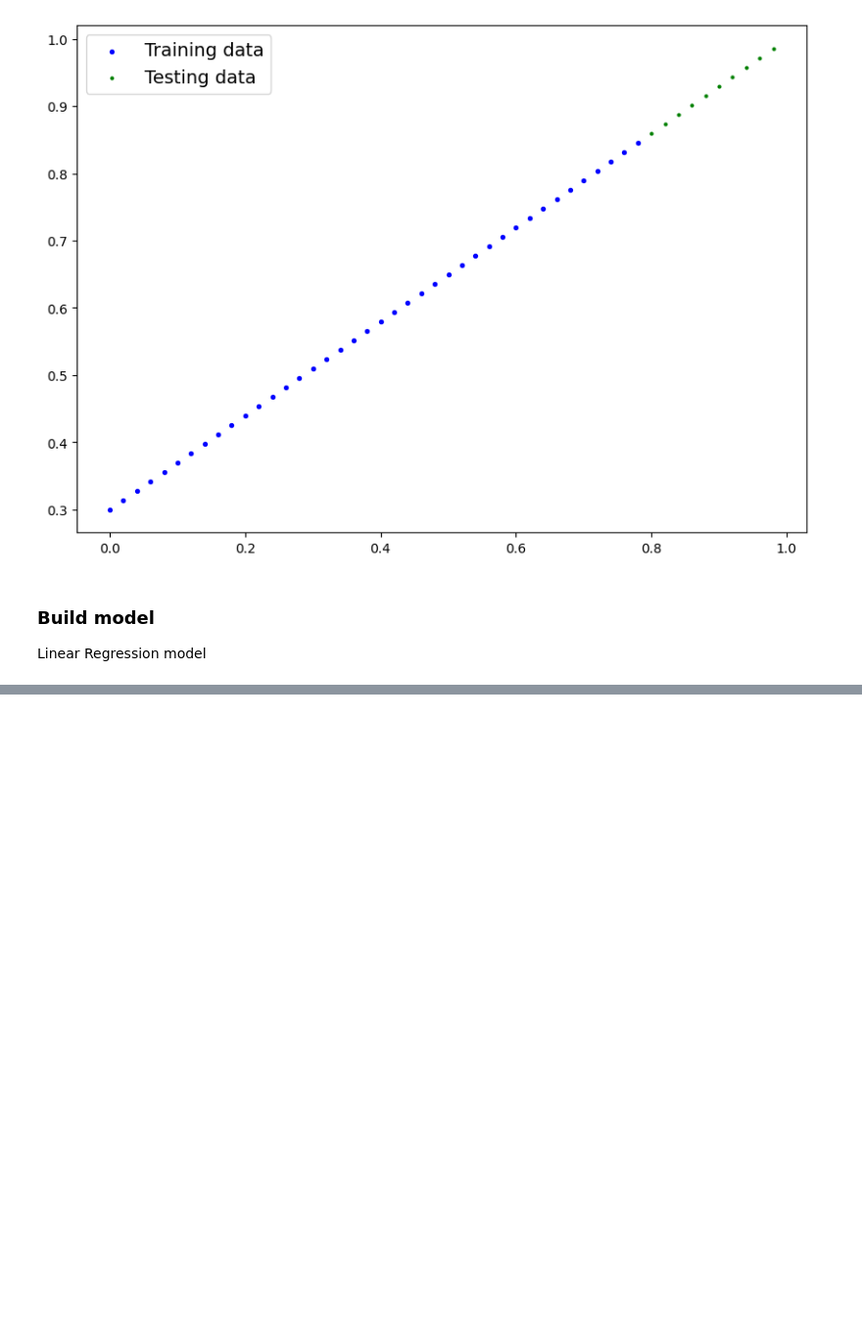
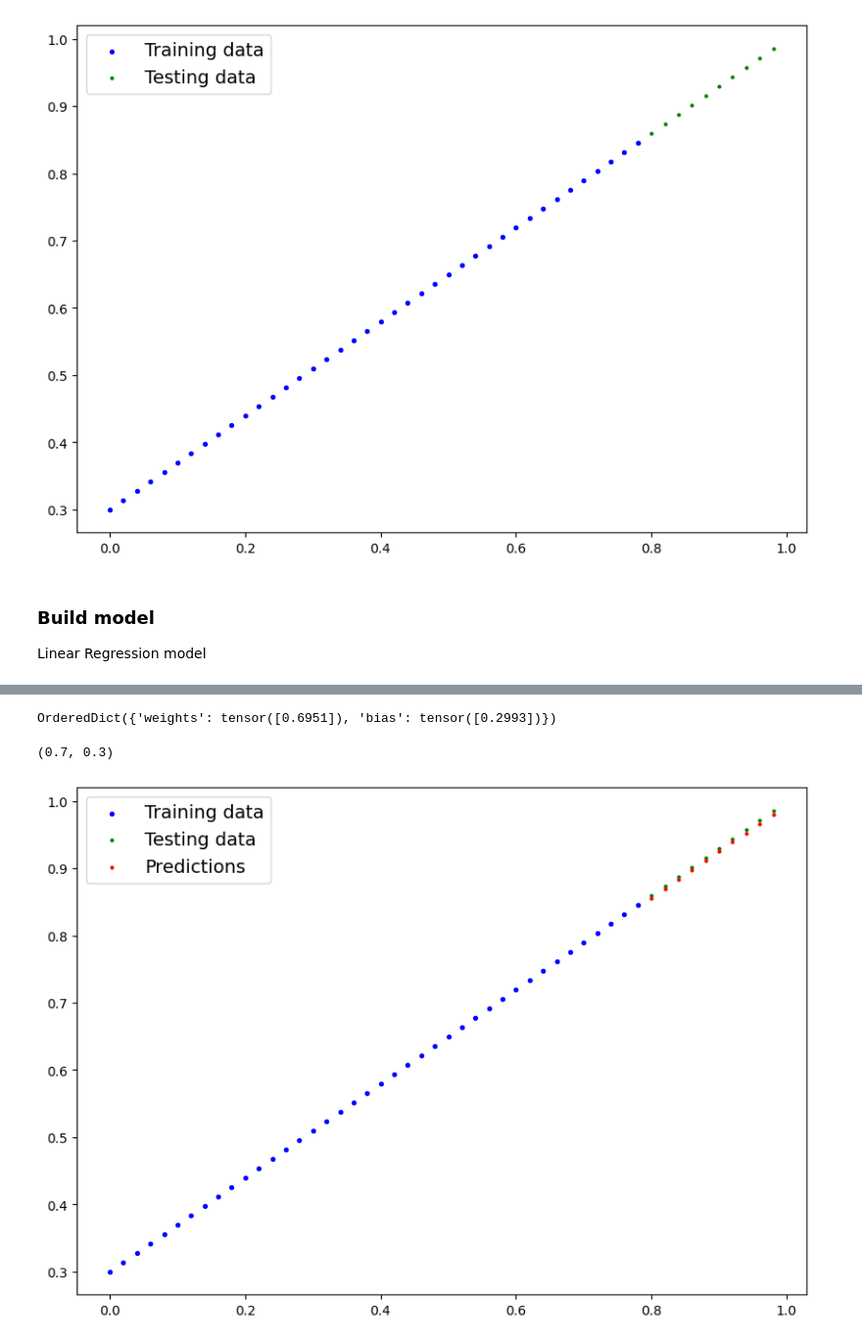
Before and after one commit to gmssameer/Machine-Learning-Practice, a Jupyter notebook: ML-Workflow.ipynb, the cells around one changed output, grey strips where cells are left out. Shown at 98% size. Saved outputs shown, nothing was run; the diff lists cells and outputs as text; code cells hidden in the pictures; blank space fills up the shorter version.

```diff
--- a/ML-Workflow.ipynb
+++ b/ML-Workflow.ipynb
@@ -95,0 +196,6 @@ class LinearRegressionModel(nn.Module):
+# %%
+# Setup loss function
+loss_fn = nn.L1Loss()
+
+# Setup Optimizer
+opt = torch.optim.SGD(model_O.parameters(),lr=0.01) #lr = learning Rate (Hyper parameter)
@@ -95,0 +209,33 @@ class LinearRegressionModel(nn.Module):
+# %%
+epochs = 10000 # epoch is the number of iteration of the training loop
+
+for epoch in range(epochs):
+    #put model in training mode; Set the module in training mode.
+    model_O.train()
+    # 1. Forward pass on train data
+    y_pred = model_O(X_train)
+    # 2. calculate the loss
+    loss = loss_fn(y_pred, y_train)
+    # 3. Zero grad of the optimizer yeah
+    opt.zero_grad()
+    # 4. Loss backwards
+    loss.backward()
+    # 5. Progress the optimizer
+    opt.step()
+    # Put the model in evaluation mode for testing phase
+    model_O.eval()
+
+print(model_O.state_dict())
+# %% [output]
+OrderedDict({'weights': tensor([0.6951]), 'bias': tensor([0.2993])})
+# %%
+weight,bias
+# %% [output]
+(0.7, 0.3)
+# %%
+with torch.inference_mode():
+    y_preds_new = model_O(X_test)
+# %%
+plot_predictions(predictions=y_preds_new)
+# %% [output]
+[figure, added]
```
Also changed, not shown: parts of 12 cells of this notebook, 2 other files.
